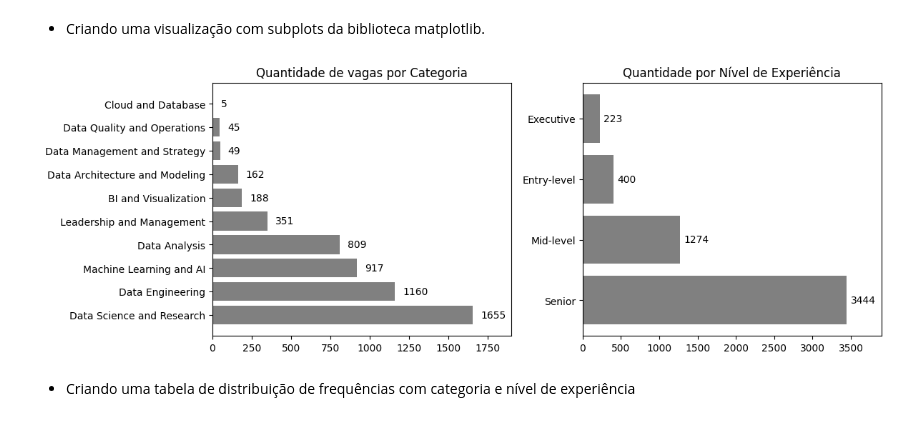
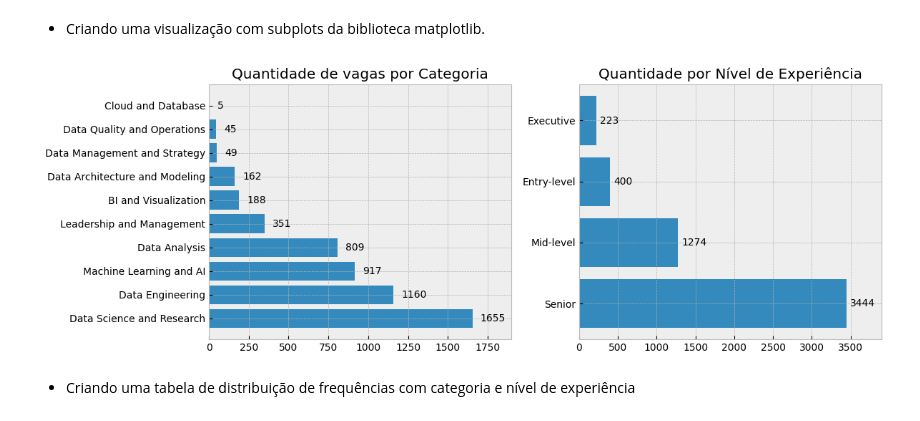
Before and after one commit to ryanrodr/eda-jobs-in-data, a Jupyter notebook: notebooks/analise_exploratoria.ipynb, the cells around one changed output. Drawn from its saved outputs; the diff is of its cells as text; code cells hidden in the pictures.

```diff
--- a/notebooks/analise_exploratoria.ipynb
+++ b/notebooks/analise_exploratoria.ipynb
@@ -11,6 +11,7 @@ import warnings
 import seaborn as sns
 
 warnings.filterwarnings('ignore')
+plt.style.use('bmh')
 pd.set_option('display.max_columns', 39)
 # %%
 arquivo = 'https://raw.githubusercontent.com/ryanrodr/eda-jobs-in-data/main/dados/jobs_in_data.csv'
@@ -267,27 +281,27 @@ tabela_categoria['Categoria'] = tabela_categoria['Categoria'].str.replace('\n',
 # %%
 # Definindo o tamanho da imagem
 plt.figure(figsize=(12, 8))
 
 # Criando um gráfico de barras horizontais
 plt.subplot(2, 2, 1)
-plt.barh(tabela_categoria['Categoria'], tabela_categoria['Frequência'], color='grey')
+plt.barh(tabela_categoria['Categoria'], tabela_categoria['Frequência'], color='C0')
 for i, quantidade in enumerate(tabela_categoria['Frequência']):
     plt.text(quantidade + 50, i, str(quantidade), va='center')
 plt.title('Quantidade de vagas por Categoria')
 plt.xlim(0, 1900)
 
 # Criando um gráfico de barras horizontais
 plt.subplot(2, 2, 2)
-plt.barh(tabela_exp['Experiência'], tabela_exp['Quantidade'], color='grey')
+plt.barh(tabela_exp['Experiência'], tabela_exp['Quantidade'], color='C0')
 for i, quantidade in enumerate(tabela_exp['Quantidade']):
     plt.text(quantidade + 50, i, str(quantidade), va='center')
 plt.title('Quantidade por Nível de Experiência')
 plt.xlim(0, 3900)
 
 # Ajustando o tamanho
 plt.tight_layout()
 # %% [output]
-[figure, old version]
+[figure, new version]
 # %% [markdown]
 - Criando uma tabela de distribuição de frequências com categoria e nível de experiência
 # %%
```
Also changed, not shown: parts of 5 cells of this notebook.
